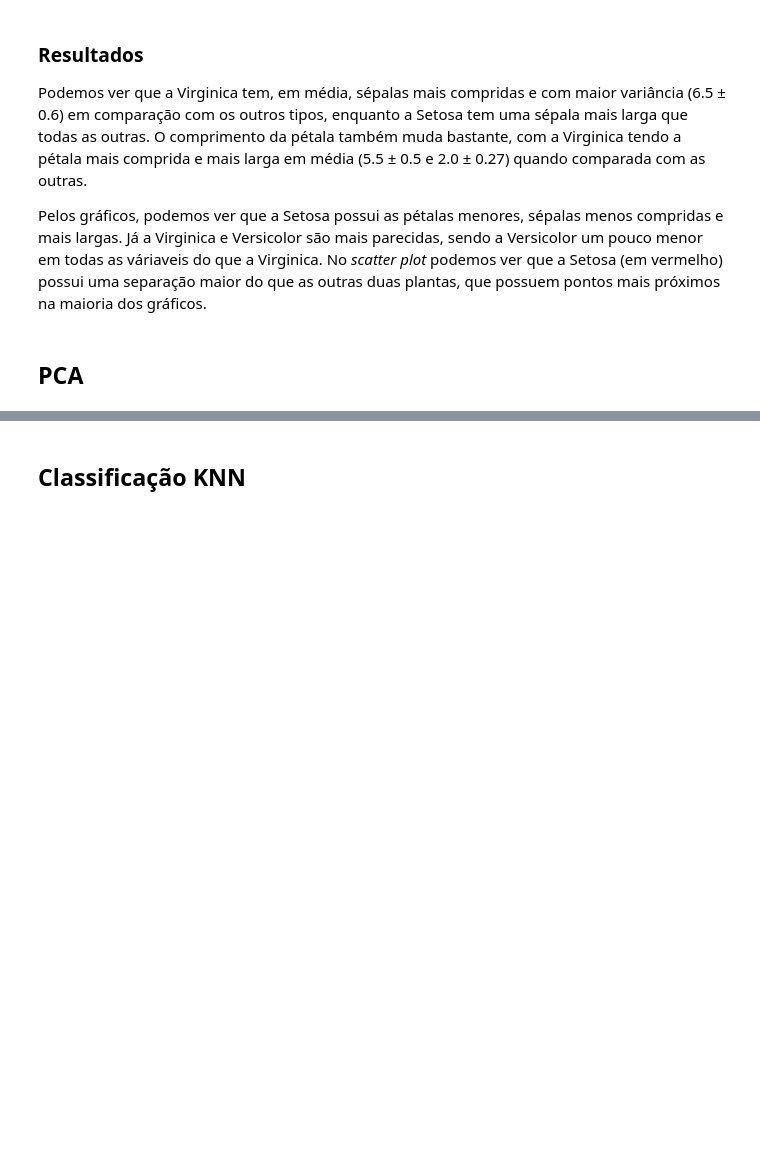
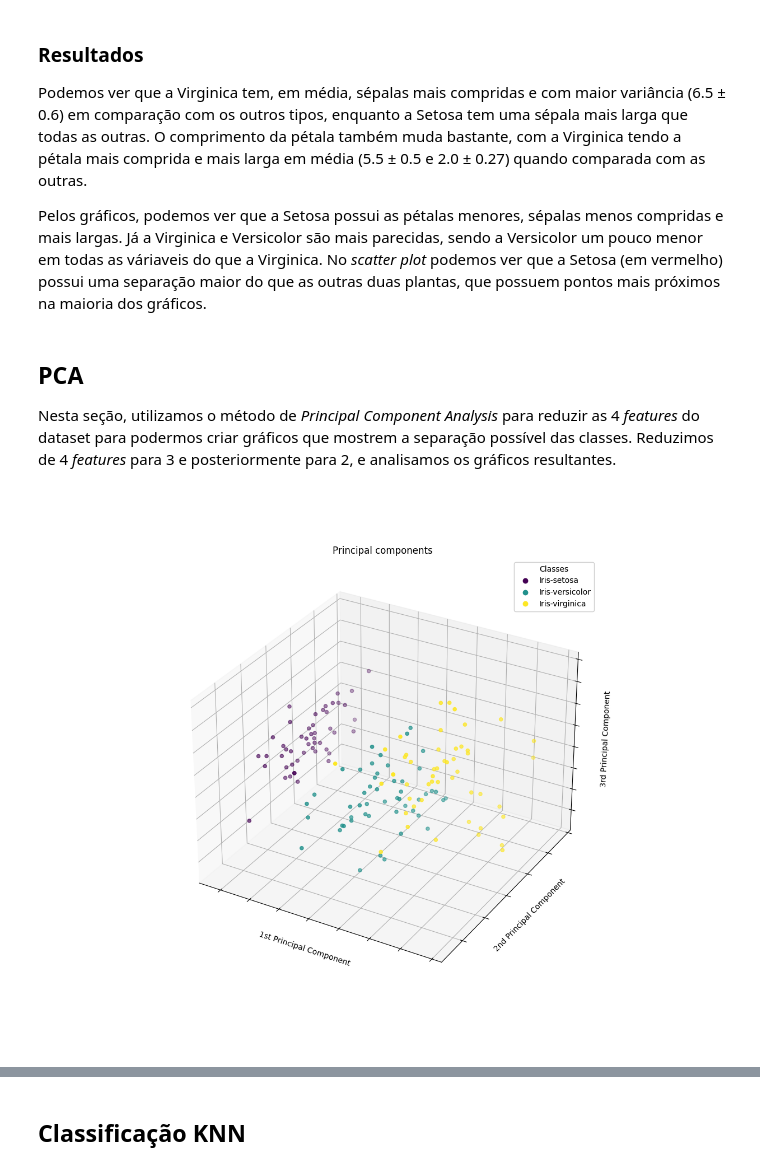
Before and after one commit to AugustC/ta04-classification, a Jupyter notebook: TA04-Classification.ipynb, the cells around one changed output, grey strips where cells are left out. Drawn from its saved outputs; the diff is of its cells as text; code cells hidden in the pictures; blank space fills up the shorter version.

Commit message:
Add PCA analysis

```diff
--- a/TA04-Classification.ipynb
+++ b/TA04-Classification.ipynb
@@ -47,3 +50,11 @@ Podemos ver que a Virginica tem, em média, sépalas mais compridas e com maior
 Pelos gráficos, podemos ver que a Setosa possui as pétalas menores, sépalas menos compridas e mais largas. Já a Virginica e Versicolor são mais parecidas, sendo a Versicolor um pouco menor em todas as váriaveis do que a Virginica. No *scatter plot* podemos ver que a Setosa (em vermelho) possui uma separação maior do que as outras duas plantas, que possuem pontos mais próximos na maioria dos gráficos.
 # %% [markdown]
 ## PCA
+
+Nesta seção, utilizamos o método de *Principal Component Analysis* para reduzir as 4 *features* do dataset para podermos criar gráficos que mostrem a separação possível das classes. Reduzimos de 4 *features* para 3 e posteriormente para 2, e analisamos os gráficos resultantes.
+# %%
+%matplotlib widget
+
+pca_decomposition(df, 'target')
+# %% [output]
+[figure, added]
```
Also changed, not shown: parts of 4 cells of this notebook, 4 other files.
